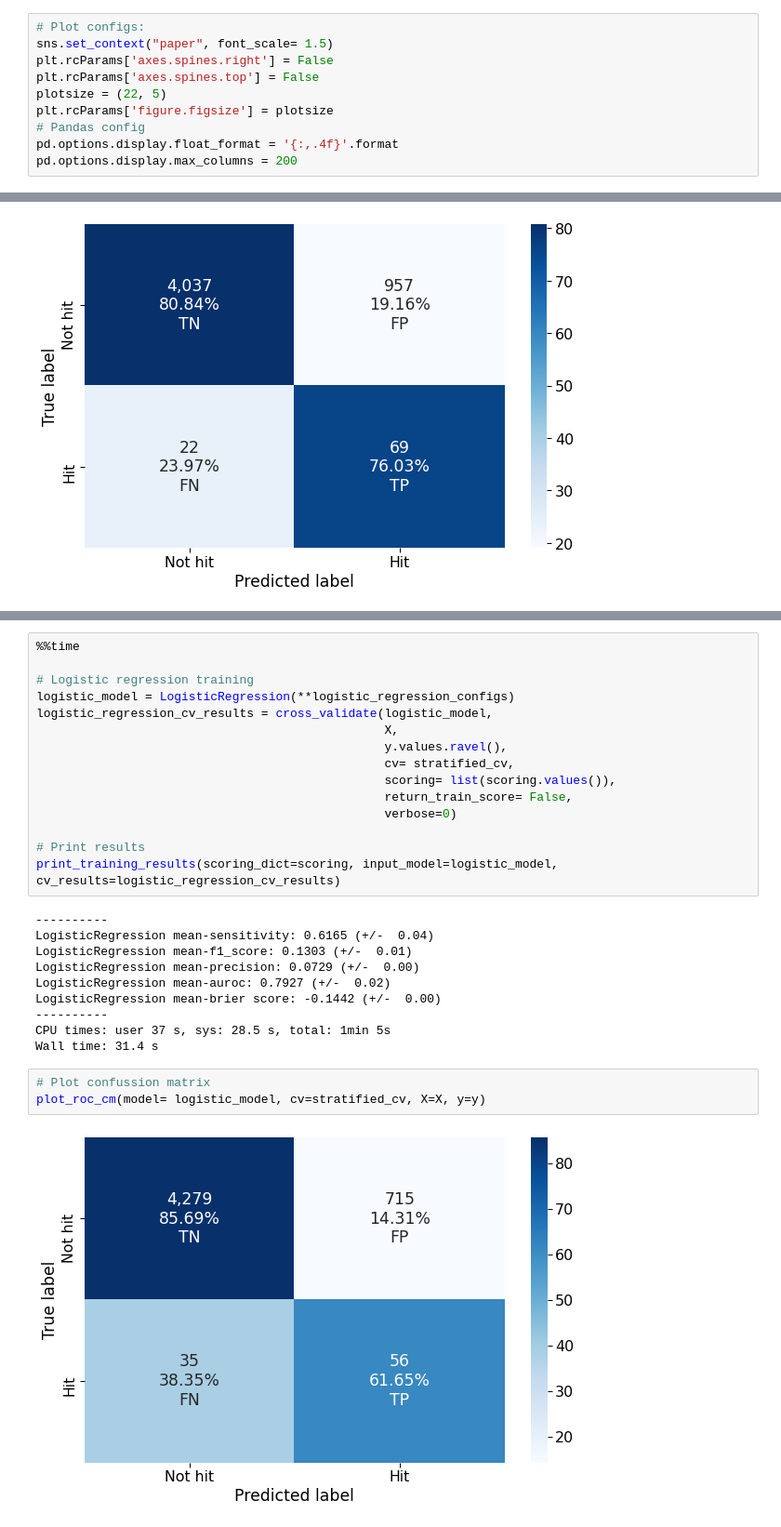
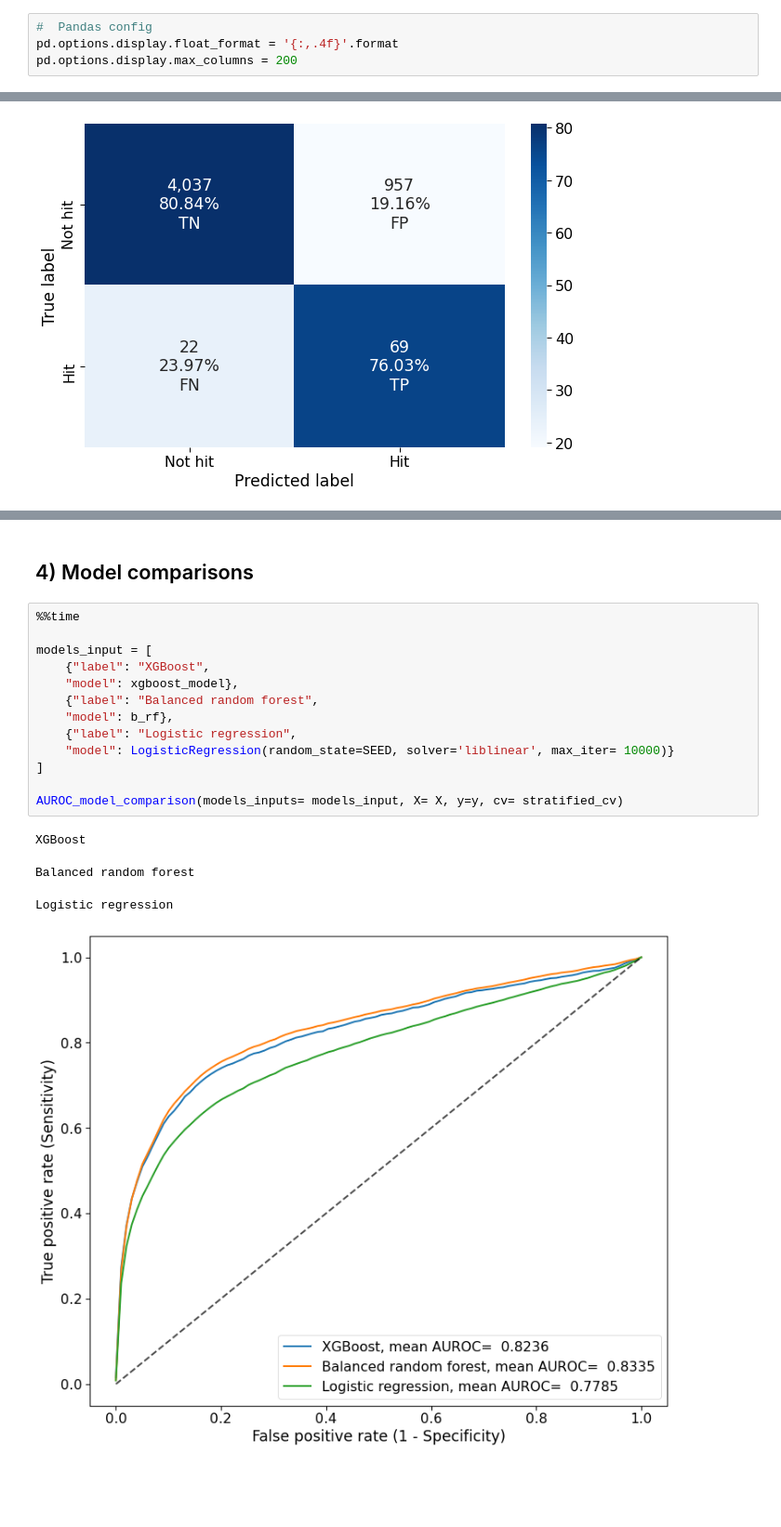
Before and after one commit to razielar/INFLAMer, a Jupyter notebook: notebooks/comparison_cost-sensitive_models.ipynb, the cells around one changed output, grey strips where cells are left out. Shown at 93% size. Saved outputs shown, nothing was run; the diff lists cells and outputs as text; blank space fills up the shorter version.

Commit message:
cost-sensitive methods comparison done

```diff
--- a/notebooks/comparison_cost-sensitive_models.ipynb
+++ b/notebooks/comparison_cost-sensitive_models.ipynb
@@ -16,10 +15,4 @@ from src.utils import (print_training_results, plot_roc_cm)
 # %%
-# Plot configs:
-sns.set_context("paper", font_scale= 1.5)
-plt.rcParams['axes.spines.right'] = False
-plt.rcParams['axes.spines.top'] = False
-plotsize = (22, 5)
-plt.rcParams['figure.figsize'] = plotsize
-# Pandas config
+#  Pandas config
 pd.options.display.float_format = '{:,.4f}'.format
 pd.options.display.max_columns = 200
@@ -161,30 +152,20 @@ plot_roc_cm(model= b_rf, cv=stratified_cv, X=X, y=y)
-# %%
-%%time
-
-# Logistic regression training
-logistic_model = LogisticRegression(**logistic_regression_configs)
-logistic_regression_cv_results = cross_validate(logistic_model,
-                                                X,
-                                                y.values.ravel(),
-                                                cv= stratified_cv,
-                                                scoring= list(scoring.values()),
-                                                return_train_score= False,
-                                                verbose=0)
-
-# Print results
-print_training_results(scoring_dict=scoring, input_model=logistic_model, cv_results=logistic_regression_cv_results)
-# %% [output]
-----------
-LogisticRegression mean-sensitivity: 0.6165 (+/-  0.04)
-LogisticRegression mean-f1_score: 0.1303 (+/-  0.01)
-LogisticRegression mean-precision: 0.0729 (+/-  0.00)
-LogisticRegression mean-auroc: 0.7927 (+/-  0.02)
-LogisticRegression mean-brier score: -0.1442 (+/-  0.00)
-----------
-CPU times: user 37 s, sys: 28.5 s, total: 1min 5s
-Wall time: 31.4 s
-# %%
-# Plot confussion matrix
-plot_roc_cm(model= logistic_model, cv=stratified_cv, X=X, y=y)
-# %% [output]
-[figure, removed]
+# %% [markdown]
+## 4) Model comparisons
+# %%
+%%time
+
+models_input = [
+    {"label": "XGBoost",
+    "model": xgboost_model},
+    {"label": "Balanced random forest",
+    "model": b_rf},
+    {"label": "Logistic regression",
+    "model": LogisticRegression(random_state=SEED, solver='liblinear', max_iter= 10000)}
+]
+
+AUROC_model_comparison(models_inputs= models_input, X= X, y=y, cv= stratified_cv)
+# %% [output]
+XGBoost
+Balanced random forest
+Logistic regression
+[figure, added]
```
Also changed, not shown: parts of 8 cells of this notebook, 1 other file.
